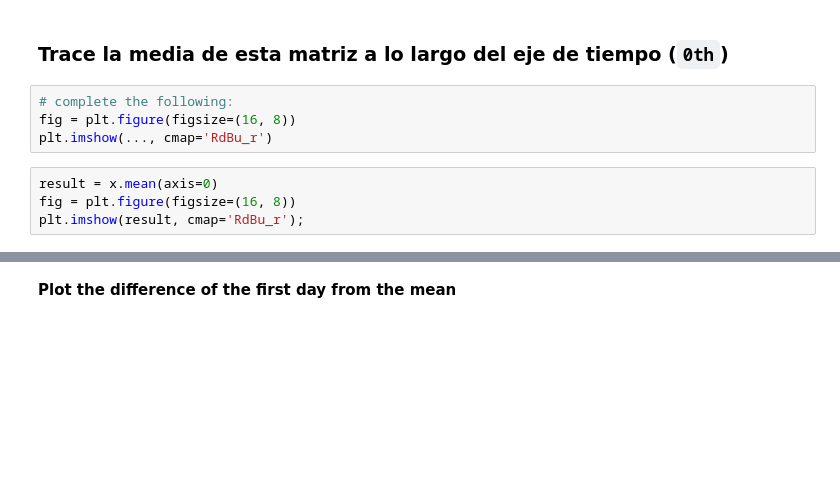
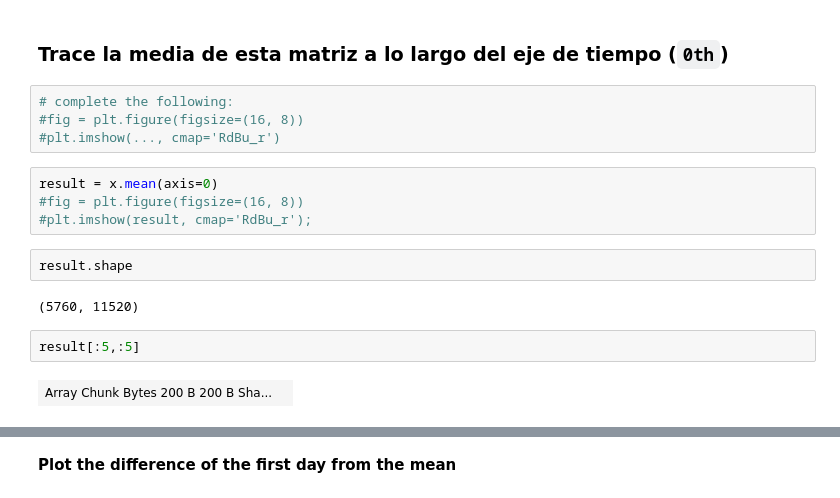
Before and after one commit to AprendizajeProfundo/BigData, a Jupyter notebook: Dask/Cuadernos/03_array_am.ipynb, the cells around one changed output, grey strips where cells are left out. Drawn from its saved outputs; the diff is of its cells as text; blank space fills up the shorter version.

```diff
--- a/Dask/Cuadernos/03_array_am.ipynb
+++ b/Dask/Cuadernos/03_array_am.ipynb
@@ -387,9 +402,17 @@ x
 ### Trace la media de esta matriz a lo largo del eje de tiempo (`0th`)
 # %%
 # complete the following:
-fig = plt.figure(figsize=(16, 8))
-plt.imshow(..., cmap='RdBu_r')
+#fig = plt.figure(figsize=(16, 8))
+#plt.imshow(..., cmap='RdBu_r')
 # %%
 result = x.mean(axis=0)
-fig = plt.figure(figsize=(16, 8))
-plt.imshow(result, cmap='RdBu_r');
+#fig = plt.figure(figsize=(16, 8))
+#plt.imshow(result, cmap='RdBu_r');
+# %%
+result.shape
+# %% [output]
+(5760, 11520)
+# %%
+result[:5,:5]
+# %% [output]
+| Array Chunk Bytes 200 B 200 B Sha... |  |
```
Also changed, not shown: parts of 13 cells of this notebook, 5 other files.
